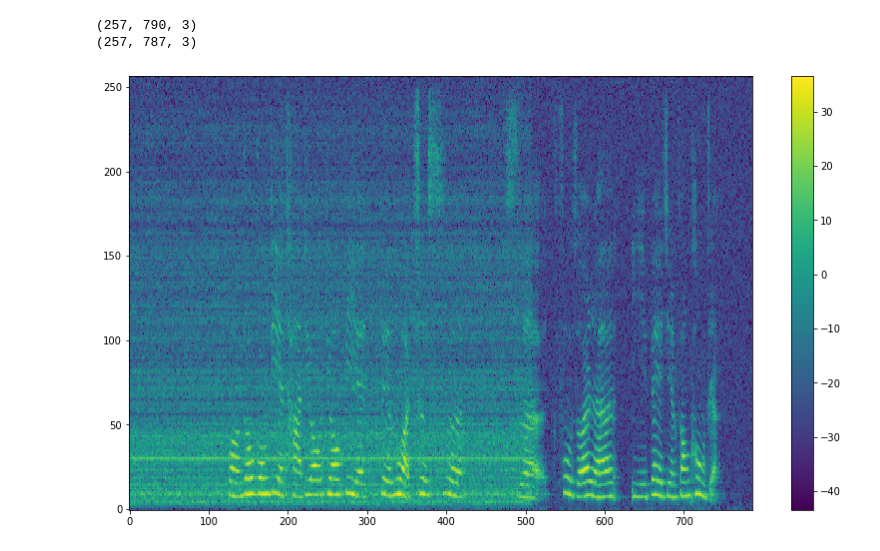
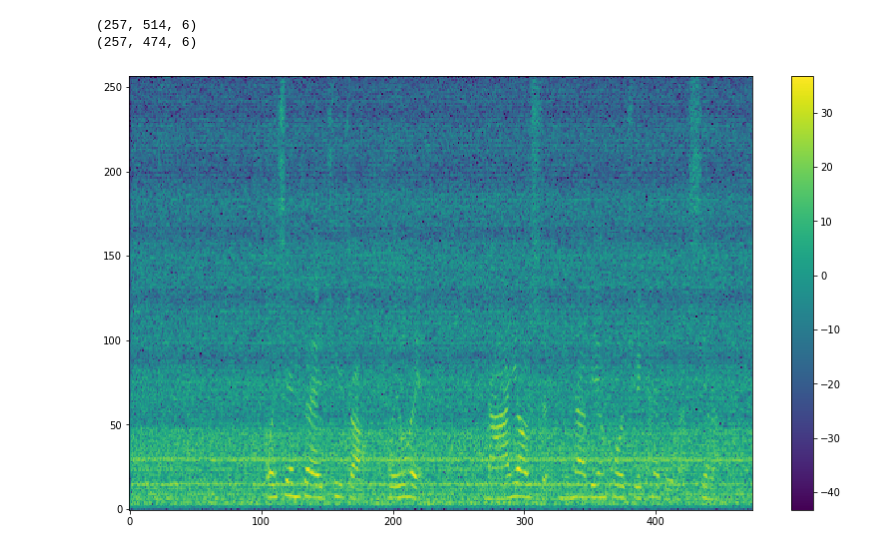
Before and after one commit to wangwei2009/DistantSpeech, a Jupyter notebook: example/mcspp.ipynb, the cells around one changed output. Drawn from its saved outputs; the diff is of its cells as text; code cells hidden in the pictures.

```diff
--- a/example/mcspp.ipynb
+++ b/example/mcspp.ipynb
@@ -294,0 +48,33 @@ The RT60 is 110 ms
+# %%
+
+
+sampling_frequency = 16000
+fft_length = 512
+fft_shift = 256
+mic_diameter = 0.1
+sound_speed = 343
+look_direction = 30
+
+signal = audioread("/home/wangwei/work/DistantSpeech/samples/audio_samples/5_541_20170608093550.wav")
+# signal = audioread("/home/wangwei/work/DistantSpeech/samples/audio_samples/cleanspeech_aishell3.wav")
+noise = audioread("/home/wangwei/work/DistantSpeech/samples/noise/office1.wav")
+fs = 16000
+M = 6
+mic_array = MicArray(arrayType="circular", r=mic_diameter/2, M=M)
+mic_array_sim = mic_array.array_sim
+# print(mic_array_sim.R)
+array_data, premix = mic_array_sim.generate_audio(signal, interference=noise, source_angle=look_direction, interf_angle=270, sir=0, snr=30)
+# audiowrite('mix.wav', np.transpose(array_data))
+# audiowrite('signal.wav', np.transpose(premix[0, :, :]))
+# audiowrite('interf.wav', np.transpose(premix[1, :, :]))
+
+print(array_data.shape)
+M = array_data.shape[0]
+transform = Transform(n_fft=512, hop_length=256, channel=M)
+D = transform.stft(np.transpose(array_data))
+target = transform.stft(np.transpose(premix[0, :M, :]))
+Noise = transform.stft(np.transpose(premix[1, :M, :]))
+print(Noise.shape)
+half_bin = D.shape[0]
+frame_num = D.shape[1]
+print(D.shape)
@@ -295,36 +87,40 @@ The RT60 is 110 ms
 # %%
 
 sr = 16000
 r = 0.032
 c = 343
 
 frameLen = 256
 hop = frameLen / 2
 overlap = frameLen - hop
 nfft = 256
 c = 340
 r = 0.032
 fs = sr
 
 # pampath = '/home/wangwei/work/DistantSpeech/samples/bookself/1'
 # # pampath = '/home/wangwei/work/corpus/kws/lanso/record_test/meetingroom/20220106/pcm'
 # array_data = load_pcm(pampath)
 
+# wavpath = '/home/wangwei/work/Beamforming-for-speech-enhancement-master/sample_data'
+# array_data, _ = load_wav(wavpath)
+# array_data = array_data[:M, :]
+
 
 transform = Transform(n_fft=512, hop_length=256, channel=M)
 D = transform.stft(np.transpose(array_data))
 Noise = transform.stft(np.transpose(premix[1, ...]))
 
 D = D[:, :790, :]
 Noise = Noise[:, :790, :]
 print(Noise.shape)
 Y, _ = transform.magphase(D, 2)
 print(Y.shape)
 pmesh(librosa.power_to_db(Y[:, :, 0]))
-# audiowrite('audio.wav', np.transpose(array_data))
-# audiowrite('signal.wav', np.transpose(premix[0, :, :]))
-# audiowrite('interf.wav', np.transpose(premix[1, :, :]))
+audiowrite('mix.wav', np.transpose(array_data))
+audiowrite('target.wav', np.transpose(premix[0, :, :]))
+audiowrite('interf.wav', np.transpose(premix[1, :, :]))
 # %% [output]
-(257, 790, 3)
-(257, 787, 3)
+(257, 514, 6)
+(257, 474, 6)
-[figure, old version]
+[figure, new version]
```
Also changed, not shown: parts of 12 cells of this notebook.
